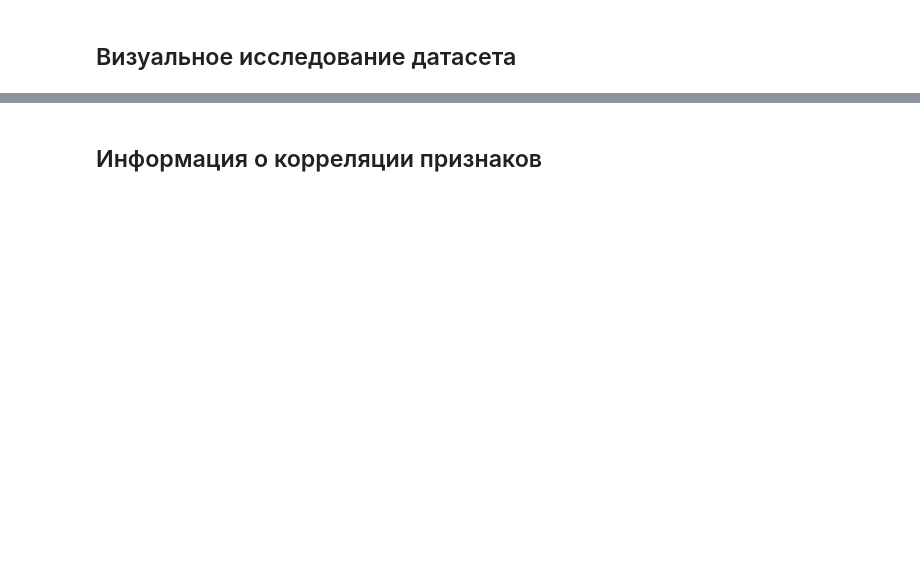
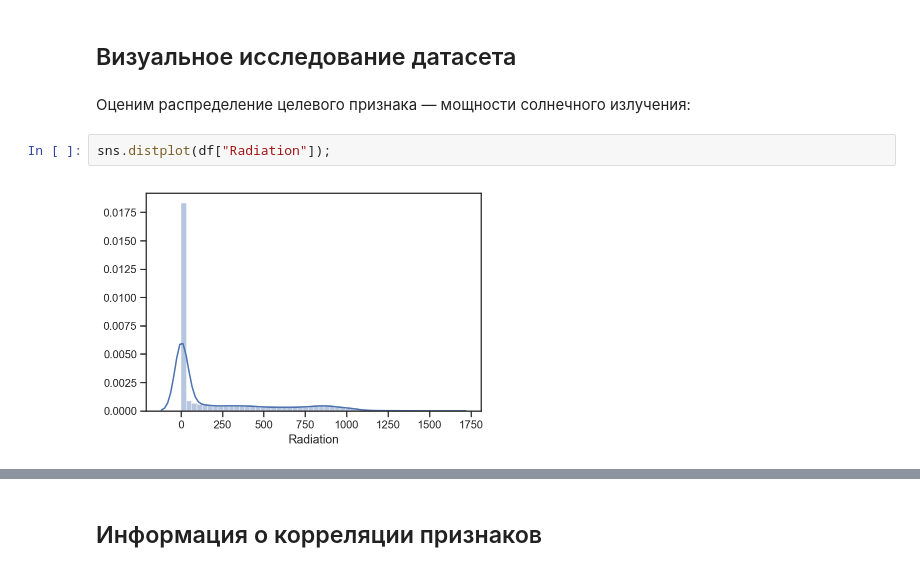
Before and after one commit to matshch/iu5_ml_course, a Jupyter notebook: lab1/eda_visualization.ipynb, the cells around one changed output, grey strips where cells are left out. Saved outputs shown, nothing was run; the diff lists cells and outputs as text; blank space fills up the shorter version.

```diff
--- a/lab1/eda_visualization.ipynb
+++ b/lab1/eda_visualization.ipynb
@@ -89,2 +158,8 @@ data.head()
 # %% [markdown]
 ## Визуальное исследование датасета
+# %% [markdown]
+Оценим распределение целевого признака — мощности солнечного излучения:
+# %%
+sns.distplot(df["Radiation"]);
+# %% [output]
+[figure, added]
```
Also changed, not shown: parts of 33 cells of this notebook, 1 other file.
